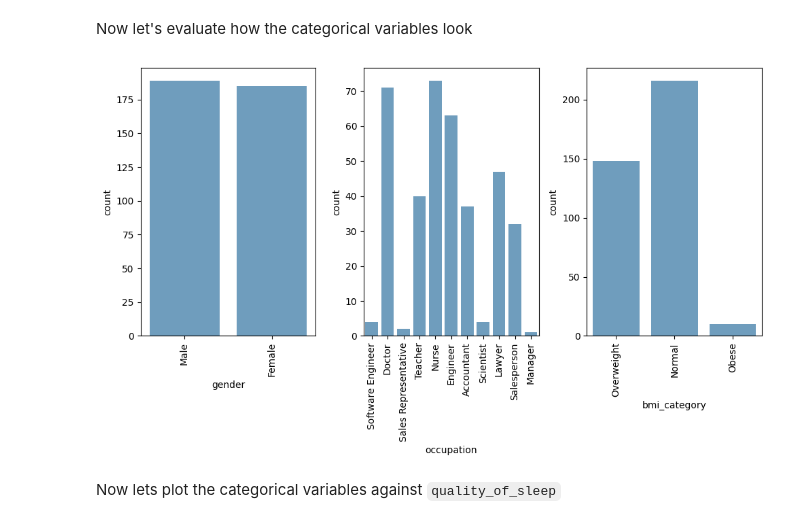
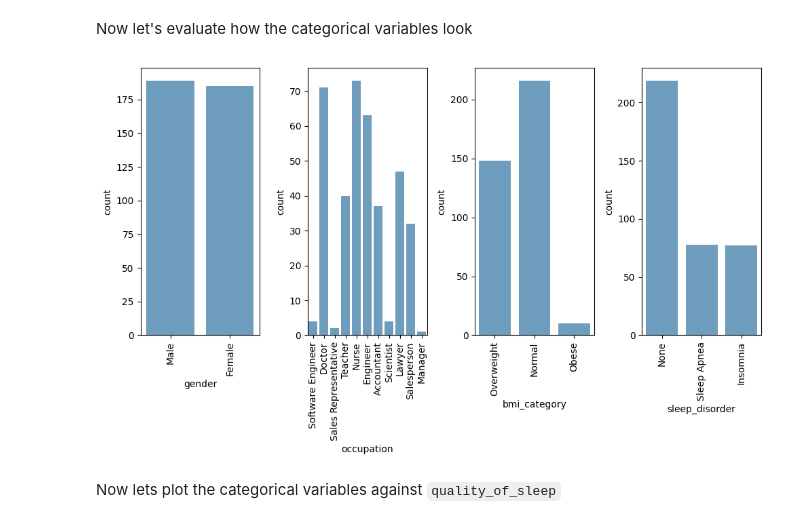
Before and after one commit to eadka/sleep-health-predictor, a Jupyter notebook: notebooks/notebook.ipynb, the cells around one changed output. Saved outputs shown, nothing was run; the diff lists cells and outputs as text; code cells hidden in the pictures.

```diff
--- a/notebooks/notebook.ipynb
+++ b/notebooks/notebook.ipynb
@@ -165,0 +187,2 @@ numerical, categorical
+# %%
+df['sleep_disorder'] = df['sleep_disorder'].fillna('None')
@@ -165,0 +217,3 @@ numerical, categorical
+# %%
+numerical = numerical.difference(['quality_of_sleep'])
+numerical
@@ -220,16 +279,16 @@ From the above, looks like `quality_of_sleep` is:
 # %% [markdown]
 Now let's evaluate how the categorical variables look
 # %%
-fig, axes = plt.subplots(round(len(categorical) / 3), 3, figsize=(10,6))
+fig, axes = plt.subplots(round(len(categorical) / 3), len(categorical), figsize=(10,6))
 
 for i, ax in enumerate(fig.axes):
     if i < len(categorical):
         ax.tick_params(axis='x', rotation=90)
         sns.countplot(x=categorical[i], alpha=0.7, data=df[categorical], ax=ax)
 
 fig.tight_layout()
 # %% [output]
-[figure, old version]
+[figure, new version]
 # %% [markdown]
 Now lets plot the categorical variables against `quality_of_sleep`
 # %% [markdown]
```
Also changed, not shown: parts of 29 cells of this notebook, 2 other files.
